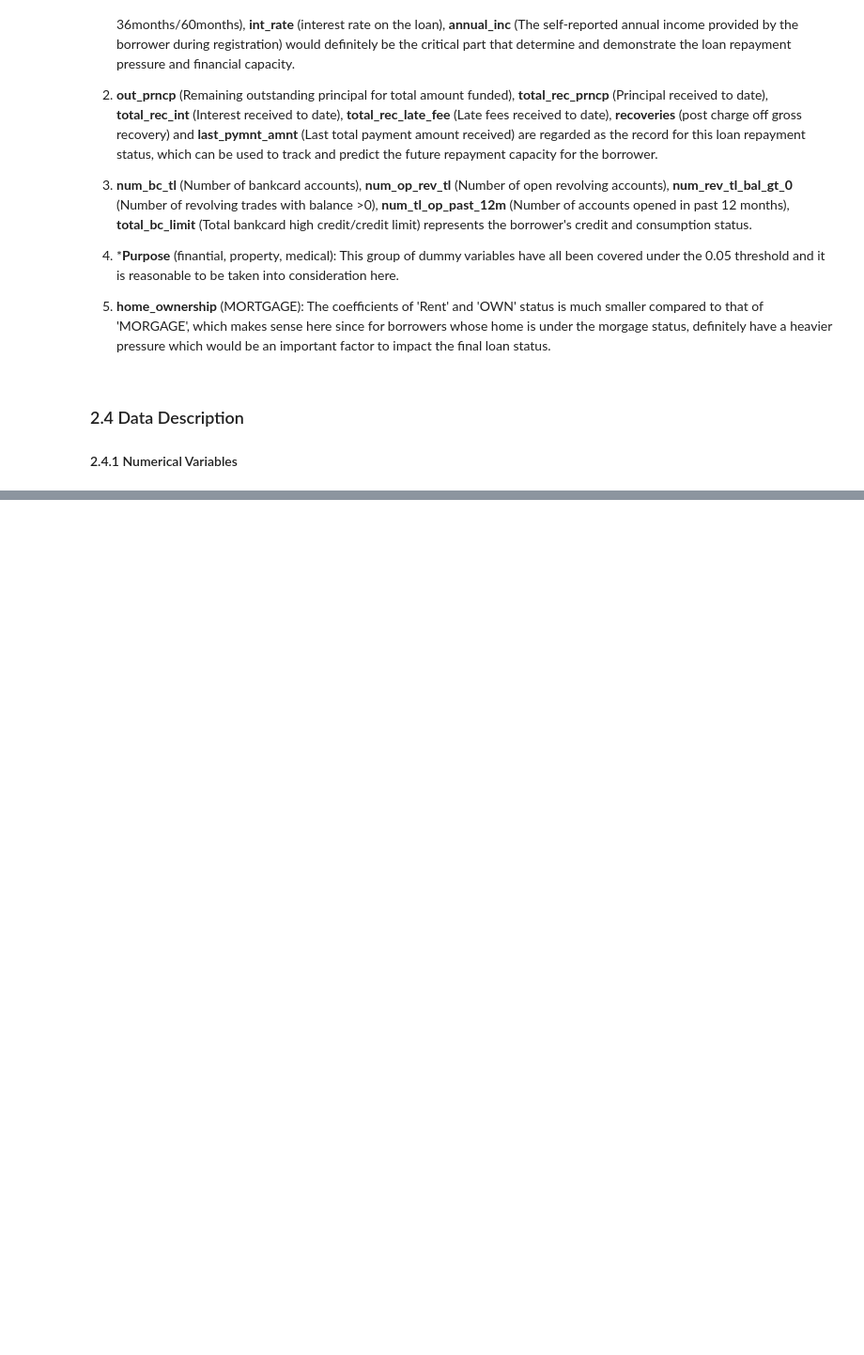
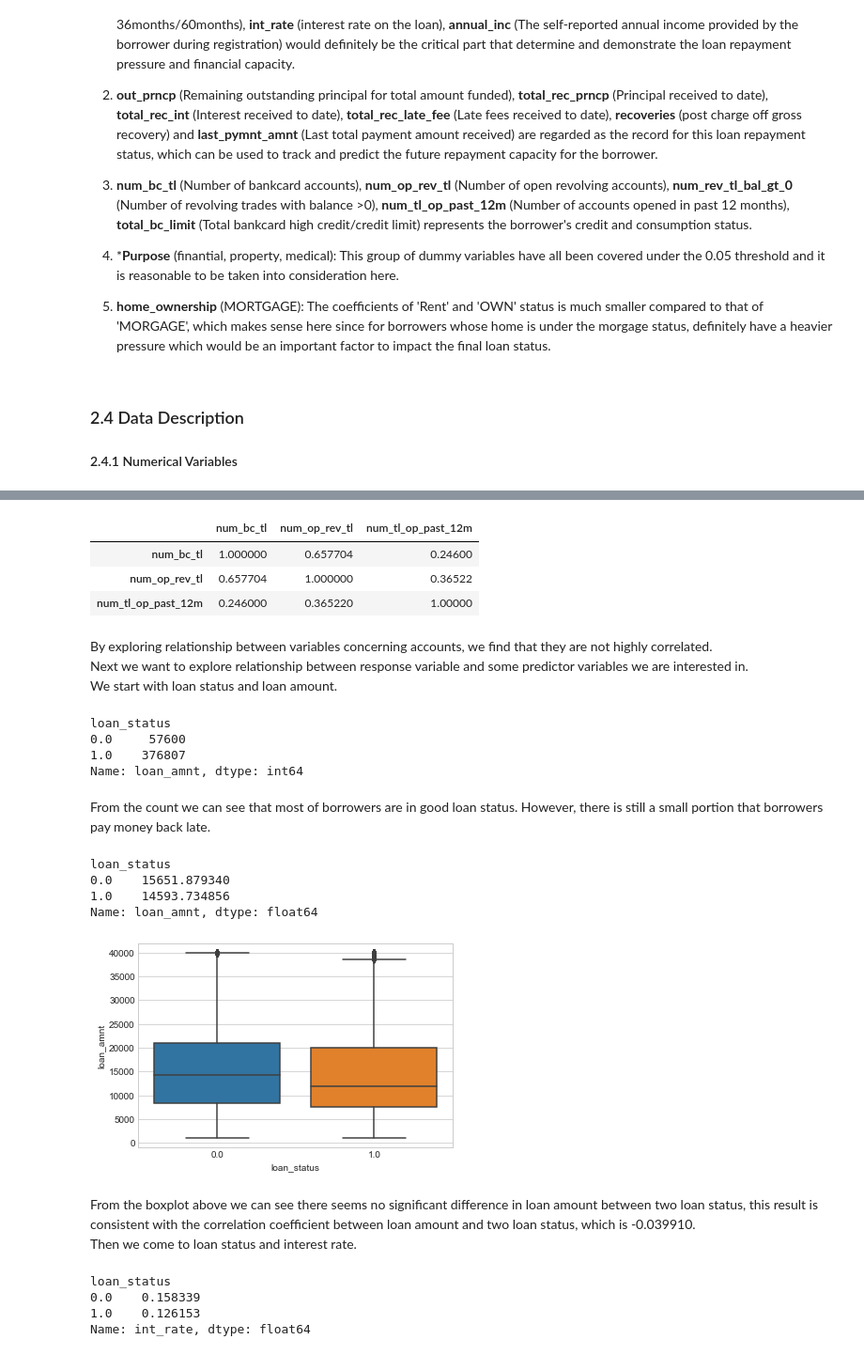
Before and after one commit to yuydu/STA-208-project, a Jupyter notebook: Variable Selection and Data description.ipynb, the cells around one changed output, grey strips where cells are left out. Shown: that part at 94% size. Drawn from its saved outputs; the diff is of its cells as text; code cells hidden in the pictures; blank space fills up the shorter version.

```diff
--- a/Variable Selection and Data description.ipynb
+++ b/Variable Selection and Data description.ipynb
@@ -632,0 +456,11 @@ array([ 0.41728253,  0.22312659,  0.25035068, -0.13057753,  0.15544497,
+# %%
+# set nex data with numerical variables
+selected_X = ['loan_amnt', 'term', 'int_rate', 'annual_inc', 'out_prncp',
+       'total_rec_prncp', 'total_rec_int', 'total_rec_late_fee', 'recoveries',
+       'last_pymnt_amnt', 'num_bc_tl', 'num_op_rev_tl', 'num_rev_tl_bal_gt_0',
+       'num_tl_op_past_12m', 'total_bc_limit', 'financial', 'property',
+       'MORTGAGE']
+
+numerical = list(set(selected_X) - set(data_category))
+newdata_numerical = data[numerical]
+newdata_numerical.head()
@@ -632,0 +552,12 @@ array([ 0.41728253,  0.22312659,  0.25035068, -0.13057753,  0.15544497,
+# %%
+# show coefficients
+corr
+# %% [output]
+|  | num_bc_tl | num_op_rev_tl | num_tl_op_past_12m |
+| num_bc_tl | 1.000000 | 0.657704 | 0.24600 |
+| num_op_rev_tl | 0.657704 | 1.000000 | 0.36522 |
+| num_tl_op_past_12m | 0.246000 | 0.365220 | 1.00000 |
+# %% [markdown]
+By exploring relationship between variables concerning accounts, we find that they are not highly correlated.
+Next we want to explore relationship between response variable and some predictor variables we are interested in.
+We start with loan status and loan amount.
@@ -632,0 +567,32 @@ array([ 0.41728253,  0.22312659,  0.25035068, -0.13057753,  0.15544497,
+# %%
+newdata_numerical['loan_amnt'].groupby(newdata_numerical['loan_status']).count()
+# %% [output]
+loan_status
+0.0     57600
+1.0    376807
+Name: loan_amnt, dtype: int64
+# %% [markdown]
+From the count we can see that most of borrowers are in good loan status. However, there is still a small portion that
+borrowers pay money back late.
+# %%
+newdata_numerical['loan_amnt'].groupby(newdata_numerical['loan_status']).mean()
+# %% [output]
+loan_status
+0.0    15651.879340
+1.0    14593.734856
+Name: loan_amnt, dtype: float64
+# %%
+sns.set_style("whitegrid")
+ax = sns.boxplot(x="loan_status", y="loan_amnt", data=newdata_numerical)
+# %% [output]
+[figure, added]
+# %% [markdown]
+From the boxplot above we can see there seems no significant difference in loan amount between two loan status, this result is consistent with the  correlation coefficient between loan amount and two loan status, which is -0.039910.
+Then we come to loan status and interest rate.
+# %%
+newdata_numerical['int_rate'].groupby(newdata_numerical['loan_status']).mean()
+# %% [output]
+loan_status
+0.0    0.158339
+1.0    0.126153
+Name: int_rate, dtype: float64
```
Also changed, not shown: parts of 40 cells of this notebook.
